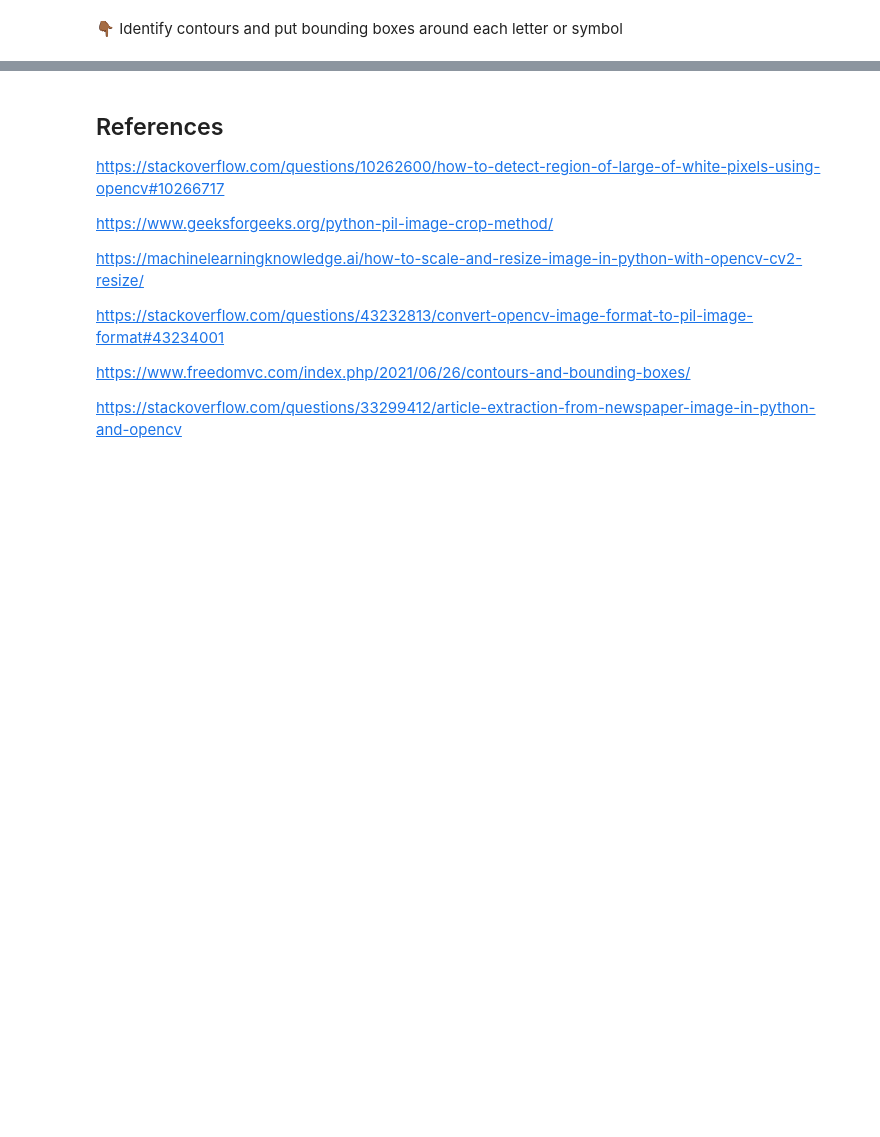
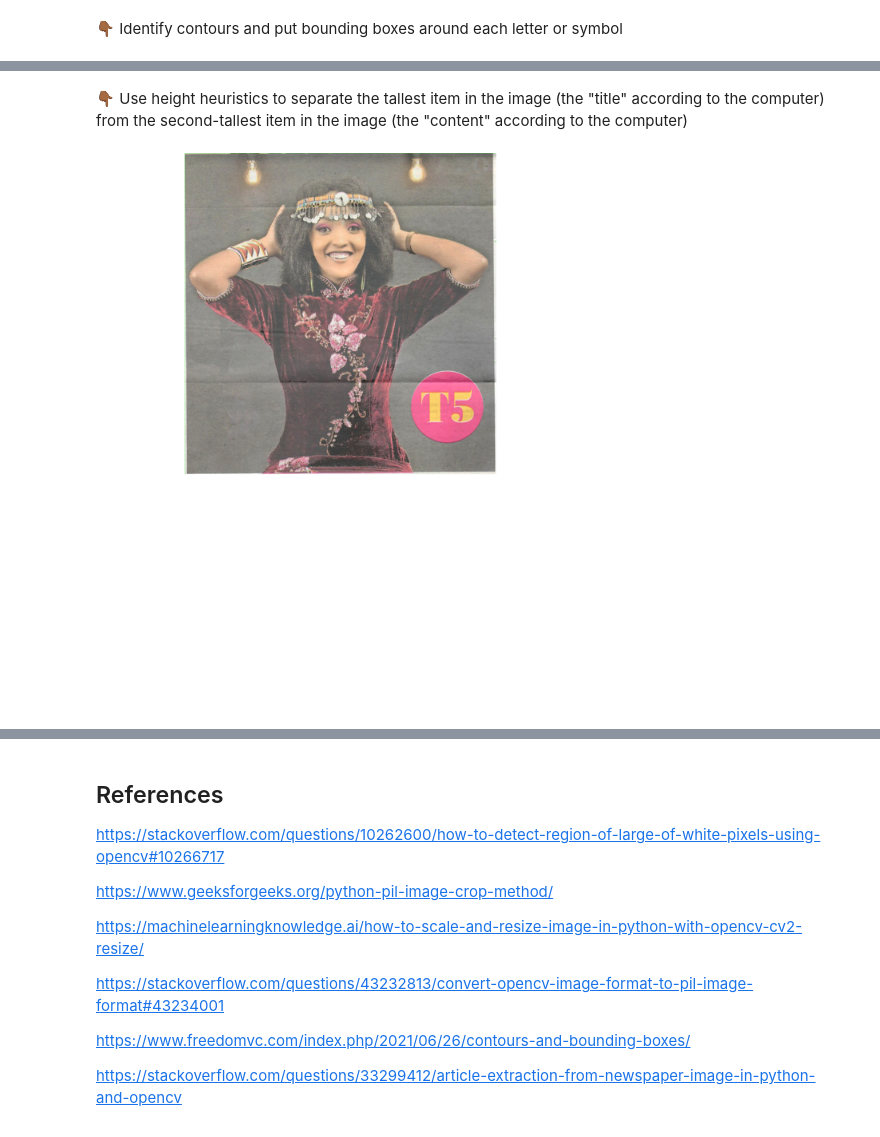
Before and after one commit to CeeThinwa/code-walkthroughs, a Jupyter notebook: book/kenyans-in-print/kip-pg1.ipynb, the cells around one changed output, grey strips where cells are left out. Cells and saved outputs as stored; diff of their text form; code cells hidden in the pictures; blank space fills up the shorter version.

```diff
--- a/book/kenyans-in-print/kip-pg1.ipynb
+++ b/book/kenyans-in-print/kip-pg1.ipynb
@@ -97,0 +126,27 @@ display(im_pil.resize(
+# %% [markdown]
+👇🏾 Use height heuristics to separate the tallest item in the image (the "title" according to the computer) from the second-tallest item in the image (the "content" according to the computer)
+# %%
+x, y = mask.shape
+
+value = max(math.ceil(x/100),math.ceil(y/100))+20 #heuristic
+mask = rlsa.rlsa(mask, False, True, value) #rlsa application with rlsa vertical - "reads" the content top to bottom
+# %%
+(contours, _) = cv2.findContours(~mask,cv2.RETR_EXTERNAL,cv2.CHAIN_APPROX_SIMPLE) # find contours
+
+mask2 = np.ones(image.shape, dtype="uint8") * 255 # blank 3 layer image
+
+for contour in contours:
+    [x, y, w, h] = cv2.boundingRect(contour)
+    if w > 0.60*image.shape[1]: # width heuristic applied
+        title = image[y: y+h, x: x+w]
+        mask2[y: y+h, x: x+w] = title # copied title contour onto the blank image
+        image[y: y+h, x: x+w] = 255 # nullified the title contour on original image
+# %%
+title_pil = Image.fromarray(mask2)  # The "title" according to the computer
+
+# CODE CHECK CELL
+display(title_pil.resize(
+    (int(width*0.2),int(height*0.2))
+    ))
+# %% [output]
+[figure, added]
```
Also changed, not shown: parts of 8 cells of this notebook.
